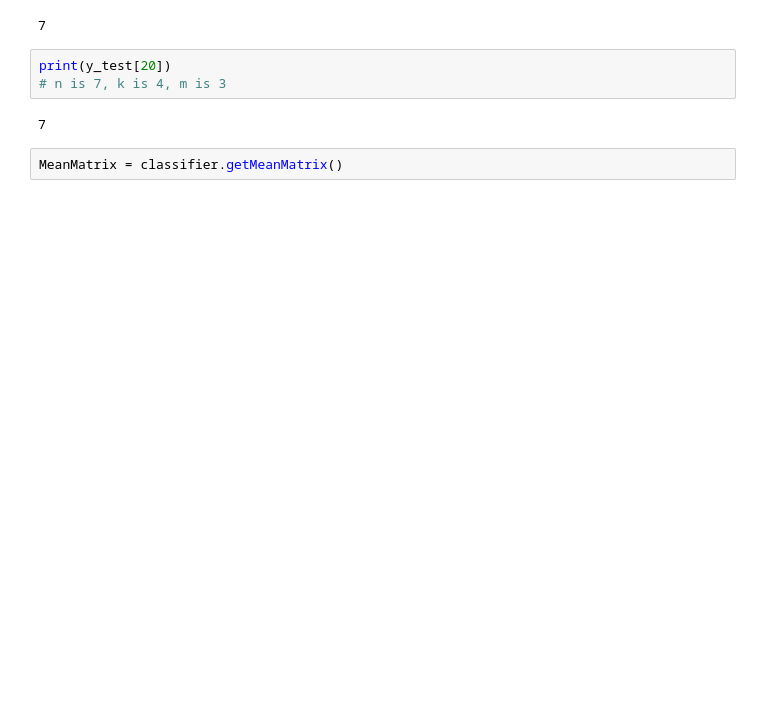
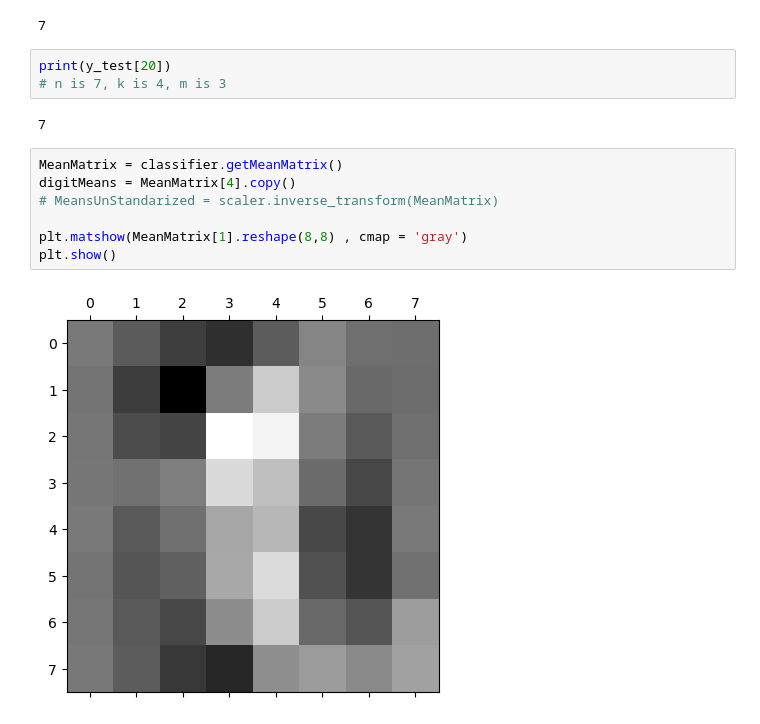
Before and after one commit to moHani11/ML-Assignment-3, a Jupyter notebook: PartA/mainNotebook.ipynb, the cells around one changed output. Drawn from its saved outputs; the diff is of its cells as text; blank space fills up the shorter version.

```diff
--- a/PartA/mainNotebook.ipynb
+++ b/PartA/mainNotebook.ipynb
@@ -165,3 +161,10 @@ print(y_test[20])
 7
 # %%
 MeanMatrix = classifier.getMeanMatrix()
+digitMeans = MeanMatrix[4].copy()
+# MeansUnStandarized = scaler.inverse_transform(MeanMatrix)
+
+plt.matshow(MeanMatrix[1].reshape(8,8) , cmap = 'gray')
+plt.show()
+# %% [output]
+[figure, added]
```
Also changed, not shown: parts of 4 cells of this notebook, 2 other files.
